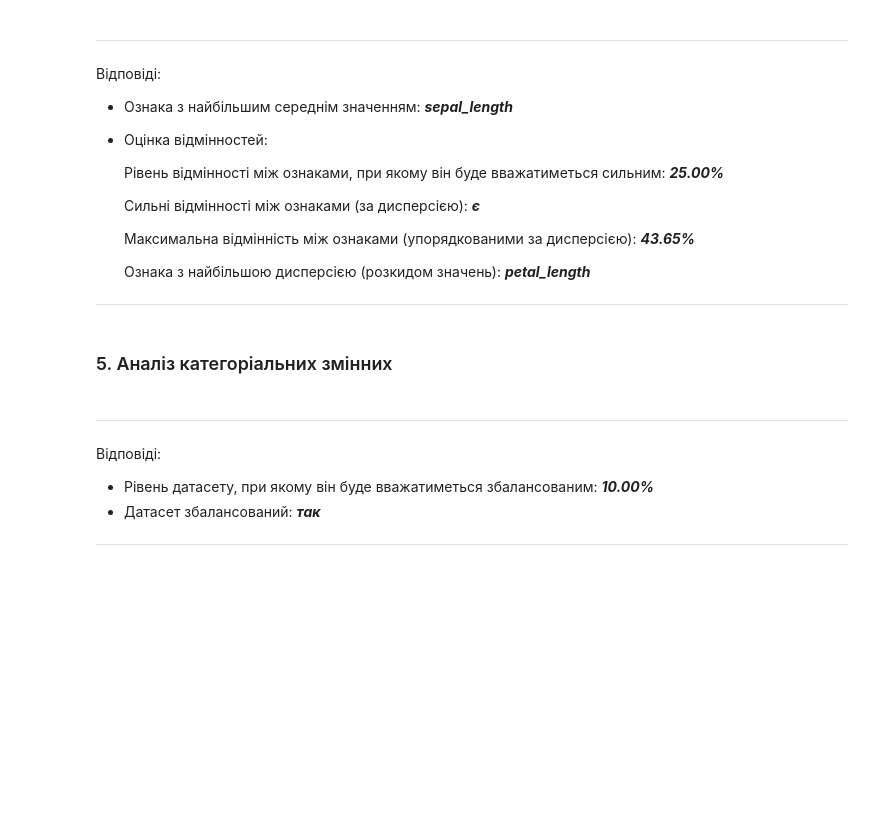
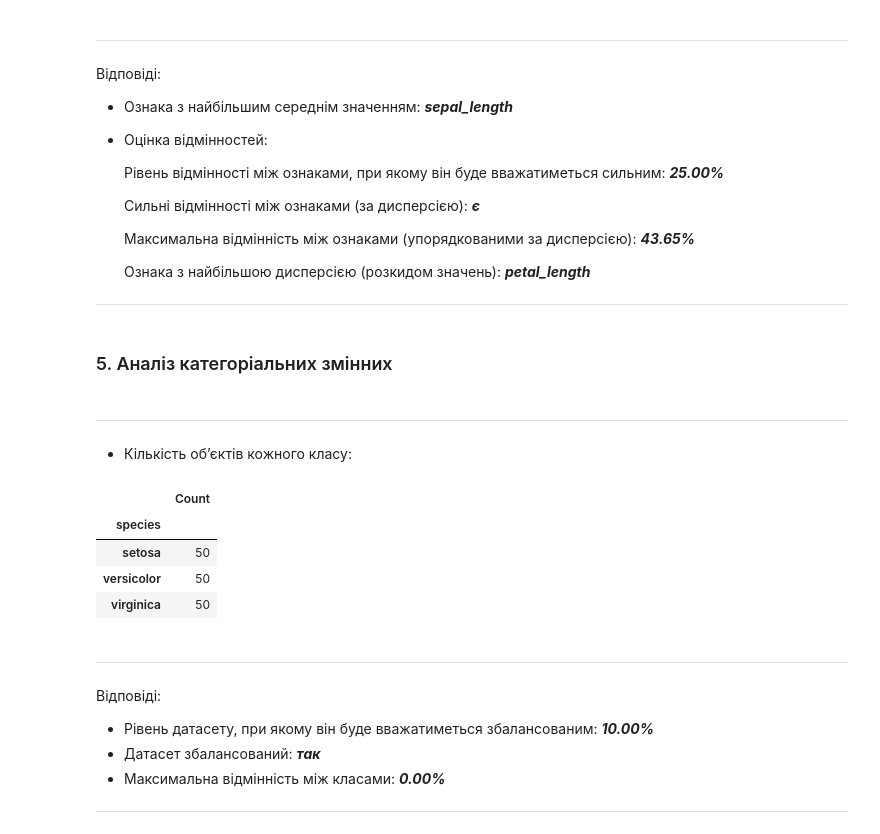
Before and after one commit to BogdanPinchuk/DataScience-PBY_HW9, a Jupyter notebook: Bohdan_Pinchuk_DS_HW9.ipynb, the cells around one changed output. Saved outputs shown, nothing was run; the diff lists cells and outputs as text; code cells hidden in the pictures; blank space fills up the shorter version.

```diff
--- a/Bohdan_Pinchuk_DS_HW9.ipynb
+++ b/Bohdan_Pinchuk_DS_HW9.ipynb
@@ -507,40 +507,49 @@ Totally
 # %%
 # 5. Аналіз категоріальних змінних
 
 import numpy as np
 
 # Input data
 balans_level = 0.1
 # Note. The value is only for example
 
 # Solution
 
 display(Markdown(f"""
 ### 5. Аналіз категоріальних змінних
 """))
 
-# display(Markdown(f"""
-# ---
-# * Кількість об’єктів кожного класу:
-# """), iris[target_value].value_counts().to_frame(name="Count"))
+display(Markdown(f"""
+---
+* Кількість об’єктів кожного класу:
+"""), iris[target_value].value_counts().to_frame(name="Count"))
 
-sorted_class_count = iris[target_value].value_counts().sort_values()
-min_contrast = min([contrast(sorted_class_count.iloc[i], sorted_class_count.iloc[i + 1])
-                    for i in range(len(sorted_class_count) - 1)])
+sorted_class_count = iris[target_value].value_counts().tolist()
+max_contrast = contrast(min(sorted_class_count), max(sorted_class_count))
 
 display(Markdown(f"""
 ---
 Відповіді:
 * Рівень датасету, при якому він буде вважатиметься збалансованим: _**{balans_level:.2%}**_
-* Датасет збалансований: _**{'так' if min_contrast <= balans_level else 'ні'}**_
+* Датасет збалансований: _**{'так' if max_contrast <= balans_level else 'ні'}**_
+* Максимальна відмінність між класами: _**{max_contrast:.2%}**_
 ---
 """))
 # %% [output]
 
 ### 5. Аналіз категоріальних змінних
 
 ---
-Відповіді:
-* Рівень датасету, при якому він буде вважатиметься збалансованим: _**10.00%**_
-* Датасет збалансований: _**так**_
----
+* Кількість об’єктів кожного класу:
+|  | Count |
+| species |  |
+| setosa | 50 |
+| versicolor | 50 |
+| virginica | 50 |
+
+---
+Відповіді:
+* Рівень датасету, при якому він буде вважатиметься збалансованим: _**10.00%**_
+* Датасет збалансований: _**так**_
+* Максимальна відмінність між класами: _**0.00%**_
+---
```
